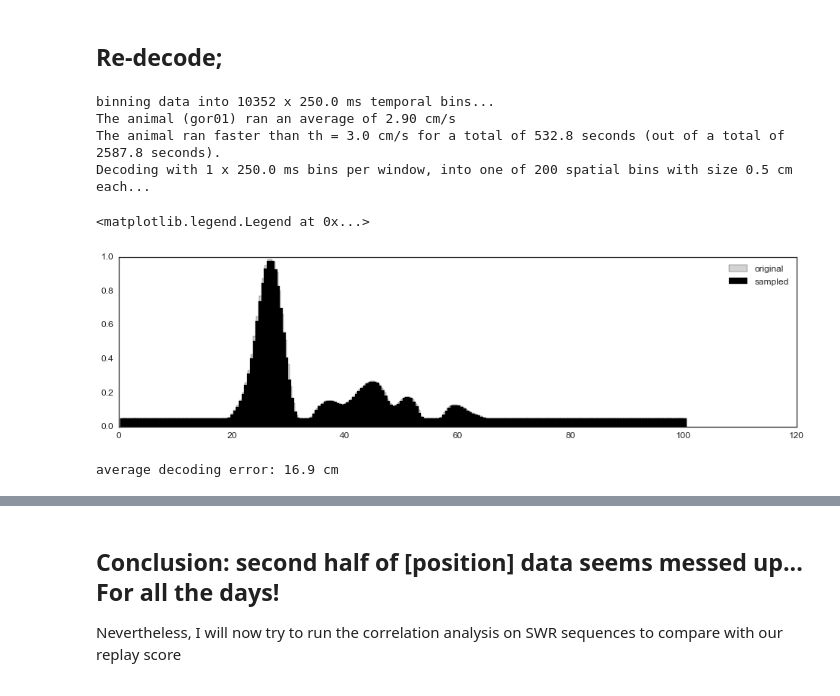
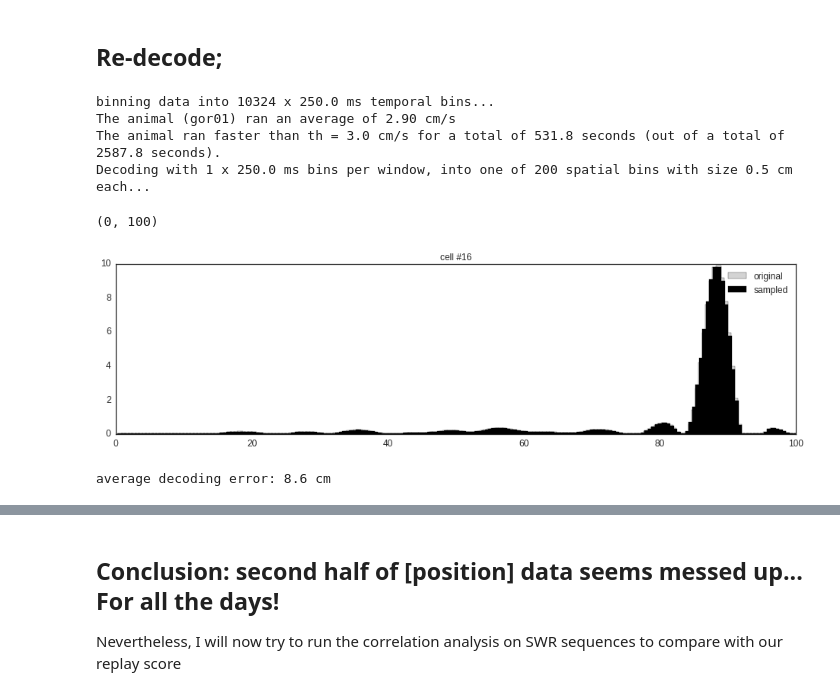
Before and after one commit to eackermann/hc-3, a Jupyter notebook: [2] place field visualization-synthetic.ipynb, the cells around one changed output, grey strips where cells are left out. Cells and saved outputs as stored; diff of their text form; code cells hidden in the pictures.

```diff
--- a/[2] place field visualization-synthetic.ipynb
+++ b/[2] place field visualization-synthetic.ipynb
@@ -344,7 +339,7 @@ pf2 = []
 pfsmooth = []
 minth = 0.05 # min threshold for backgrnd spking actvy
 for uu in np.arange(0,num_units):
-    pf2.append([b/max(c,1) for (b,c) in zip(pf2spk_cnt[:,uu],bin_time)])
+    pf2.append([b/max(c,1/60) for (b,c) in zip(pf2spk_cnt[:,uu],bin_time)])
     pfsmooth.append(butter_lowpass_filtfilt(pf2[uu], cutoff=15, fs=200, order=4))
 
 pfsmooth = np.array(pfsmooth)
@@ -618,7 +597,7 @@ def resample_velocity(velocity, t_bin, tvel, t0,tend):
     newvel = np.interp(newt,tvel,velocity)
     return newvel, newt
 # %%
-# need to be able to get place fielda in arbitrary [spatial] resolution
+# need to be able to get place fields in arbitrary [spatial] resolution
 # need to be able to get spikes in arbitrary [temporal] resolution
 # need to be able to get running velocity in arbitrary [temporal] resolution
 
@@ -649,20 +628,23 @@ bins_per_window = round(tau/t_bin)
 
 print("Decoding with {0} x {1} ms bins per window, into one of {2} spatial bins with size {3} cm each...".format(bins_per_window,t_bin*1000,len(ss_pfbincenters),s_bin))
 # %% [output]
-binning data into 10352 x 250.0 ms temporal bins...
+binning data into 10324 x 250.0 ms temporal bins...
 The animal (gor01) ran an average of 2.90 cm/s
-The animal ran faster than th = 3.0 cm/s for a total of 532.8 seconds (out of a total of 2587.8 seconds).
+The animal ran faster than th = 3.0 cm/s for a total of 531.8 seconds (out of a total of 2587.8 seconds).
 Decoding with 1 x 250.0 ms bins per window, into one of 200 spatial bins with size 0.5 cm each...
 # %%
-cc=3
+cc=6
+pindex[cc]
 sns.set(rc={'figure.figsize': (16,4),'lines.linewidth': 3, 'font.size': 18, 'axes.labelsize': 16, 'legend.fontsize': 12, 'ytick.labelsize': 12, 'xtick.labelsize': 12 })
 sns.set_style("white")
-plt.bar(pfbincenters,pfsmooth[cc,:],color='lightgray')
-plt.bar(ss_pfbincenters,ss_pfsmooth[cc,:],color='k')
+plt.bar(pfbincenters,pfsmooth[pindex[cc]],color='lightgray')
+plt.bar(ss_pfbincenters,ss_pfsmooth[pindex[cc]],color='k')
 plt.legend(['original','sampled'])
+plt.title('cell #' + str(pindex[cc]))
+plt.xlim([0, 100])
 # %% [output]
-<matplotlib.legend.Legend at 0x...>
+(0, 100)
-[figure, old version]
+[figure, new version]
 # %%
 # problem with approach!!! Discontinuities exist in run segments, so that smoothing can average temporally discontinuous segments!
 
@@ -698,13 +680,13 @@ for tt in np.arange(0,len(ss_runindex)-bins_per_window): #len(spk_counts2_5ms_ru
         #print("estimated position: {0:2.1f} cm; actual position: {1:2.1f} cm".format(bins[est_pos],truepos_5ms_run[tt]))
         #print("decoding error: {0:2.1f} cm". format(np.abs(bins[est_pos] -truepos_5ms_run[tt])))
         dec_errors.append(np.abs(x[est_pos] -ss_truepos_run[tt+round(bins_per_window/2)]))
-        dec_errors.append(np.abs(x[est_pos] -ss_truepos_run[tt+0]))
+        #dec_errors.append(np.abs(x[est_pos] -ss_truepos_run[tt+0]))
 
     dec_pos[tt] = x[P.argmax()]
 
 print("average decoding error: {0:2.1f} cm".format(np.array(dec_errors).mean()))
 # %% [output]
-average decoding error: 16.9 cm
+average decoding error: 8.6 cm
 # %%
 plt.plot(dec_pos[0:500],linewidth=1,color='lightgray',marker='o')
 plt.plot(ss_truepos_run[round(bins_per_window/2):500+round(bins_per_window/2)],linewidth=1,color='k')
```
Also changed, not shown: parts of 37 cells of this notebook.
